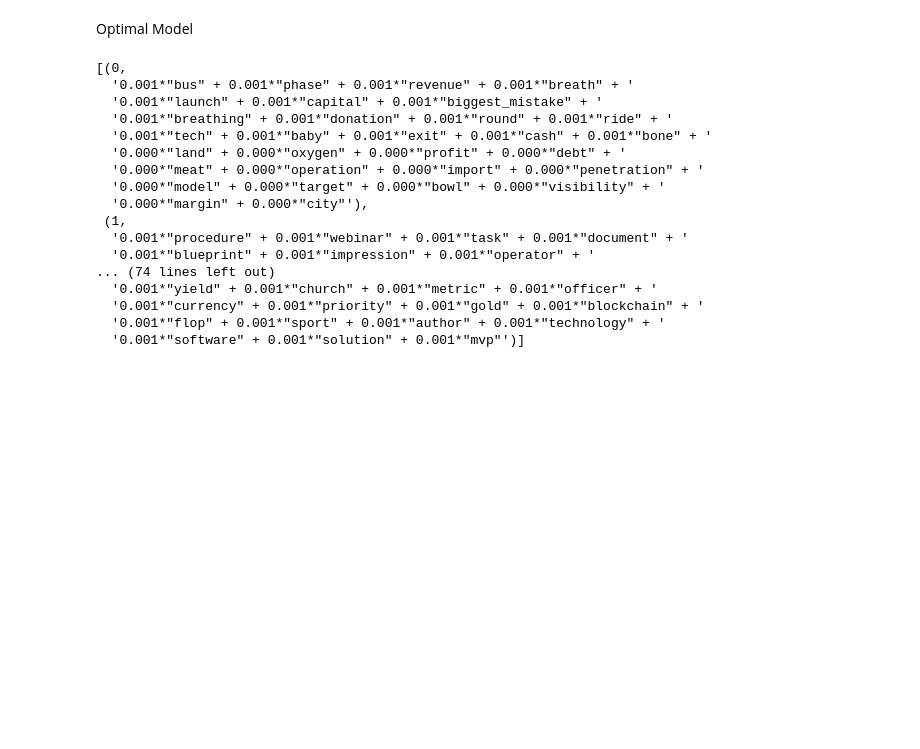
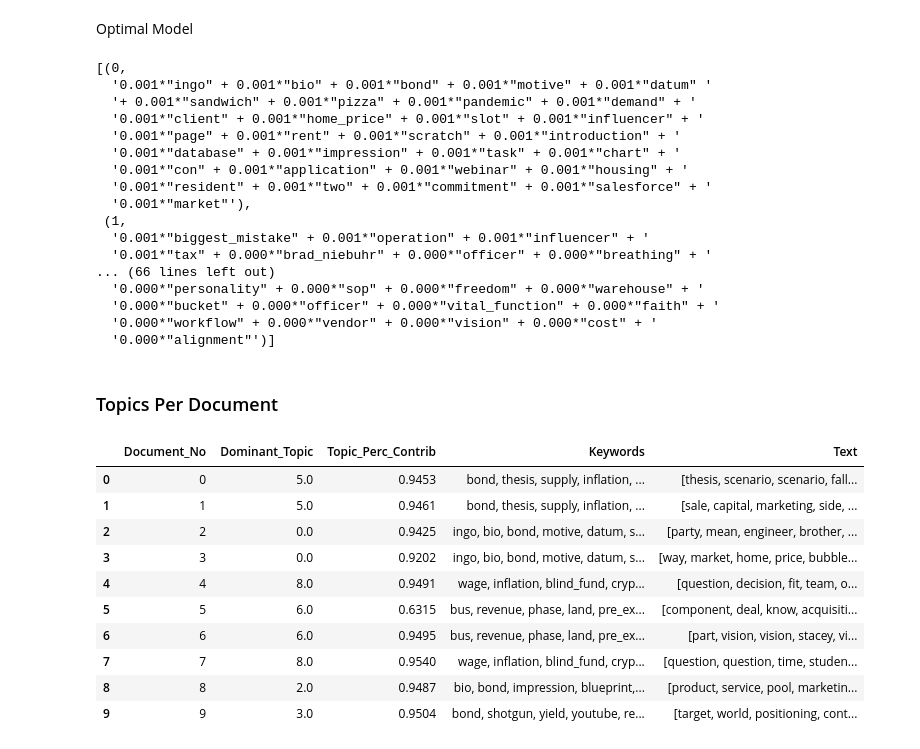
Before and after one commit to connorgilmoreut/capstone, a Jupyter notebook: lda-transcripts-cluster-2.ipynb, the cells around one changed output. Cells and saved outputs as stored; diff of their text form; code cells hidden in the pictures; blank space fills up the shorter version.

Commit message:
update dominant topic code

```diff
--- a/lda-transcripts-cluster-2.ipynb
+++ b/lda-transcripts-cluster-2.ipynb
@@ -225,24 +229,70 @@ Num Topics = 19  has Coherence Value of 0.425
 # %% [markdown]
 Optimal Model
 # %%
-optimal_model = model_list[5]
+optimal_model = model_list[4]
 model_topics = optimal_model.show_topics(formatted=False)
 pprint(optimal_model.print_topics(num_words=30))
 # %% [output]
 [(0,
-  '0.001*"bus" + 0.001*"phase" + 0.001*"revenue" + 0.001*"breath" + '
-  '0.001*"launch" + 0.001*"capital" + 0.001*"biggest_mistake" + '
-  '0.001*"breathing" + 0.001*"donation" + 0.001*"round" + 0.001*"ride" + '
-  '0.001*"tech" + 0.001*"baby" + 0.001*"exit" + 0.001*"cash" + 0.001*"bone" + '
-  '0.000*"land" + 0.000*"oxygen" + 0.000*"profit" + 0.000*"debt" + '
-  '0.000*"meat" + 0.000*"operation" + 0.000*"import" + 0.000*"penetration" + '
-  '0.000*"model" + 0.000*"target" + 0.000*"bowl" + 0.000*"visibility" + '
-  '0.000*"margin" + 0.000*"city"'),
+  '0.001*"ingo" + 0.001*"bio" + 0.001*"bond" + 0.001*"motive" + 0.001*"datum" '
+  '+ 0.001*"sandwich" + 0.001*"pizza" + 0.001*"pandemic" + 0.001*"demand" + '
+  '0.001*"client" + 0.001*"home_price" + 0.001*"slot" + 0.001*"influencer" + '
+  '0.001*"page" + 0.001*"rent" + 0.001*"scratch" + 0.001*"introduction" + '
+  '0.001*"database" + 0.001*"impression" + 0.001*"task" + 0.001*"chart" + '
+  '0.001*"con" + 0.001*"application" + 0.001*"webinar" + 0.001*"housing" + '
+  '0.001*"resident" + 0.001*"two" + 0.001*"commitment" + 0.001*"salesforce" + '
+  '0.001*"market"'),
  (1,
-  '0.001*"procedure" + 0.001*"webinar" + 0.001*"task" + 0.001*"document" + '
-  '0.001*"blueprint" + 0.001*"impression" + 0.001*"operator" + '
-... (74 lines left out)
-  '0.001*"yield" + 0.001*"church" + 0.001*"metric" + 0.001*"officer" + '
-  '0.001*"currency" + 0.001*"priority" + 0.001*"gold" + 0.001*"blockchain" + '
-  '0.001*"flop" + 0.001*"sport" + 0.001*"author" + 0.001*"technology" + '
-  '0.001*"software" + 0.001*"solution" + 0.001*"mvp"')]
+  '0.001*"biggest_mistake" + 0.001*"operation" + 0.001*"influencer" + '
+  '0.001*"tax" + 0.000*"brad_niebuhr" + 0.000*"officer" + 0.000*"breathing" + '
+... (66 lines left out)
+  '0.000*"personality" + 0.000*"sop" + 0.000*"freedom" + 0.000*"warehouse" + '
+  '0.000*"bucket" + 0.000*"officer" + 0.000*"vital_function" + 0.000*"faith" + '
+  '0.000*"workflow" + 0.000*"vendor" + 0.000*"vision" + 0.000*"cost" + '
+  '0.000*"alignment"')]
+# %% [markdown]
+### Topics Per Document
+# %%
+def format_topics_sentences(ldamodel=optimal_model, corpus=trans_TFIDF, texts=data_lemmatized):
+    # Init output
+    sent_topics_df = pd.DataFrame()
+
+    # Get main topic in each document
+    for i, row in enumerate(ldamodel[corpus]):
+        row = sorted(row, key=lambda x: (x[1]), reverse=True)
+        # Get the Dominant topic, Perc Contribution and Keywords for each document
+        for j, (topic_num, prop_topic) in enumerate(row):
+            if j == 0:  # => dominant topic
+                wp = ldamodel.show_topic(topic_num)
+                topic_keywords = ", ".join([word for word, prop in wp])
+                sent_topics_df = sent_topics_df.append(pd.Series([int(topic_num), round(prop_topic,4), topic_keywords]), ignore_index=True)
+            else:
+                break
+    sent_topics_df.columns = ['Dominant_Topic', 'Perc_Contribution', 'Topic_Keywords']
+
+    # Add original text to the end of the output
+    contents = pd.Series(texts)
+    sent_topics_df = pd.concat([sent_topics_df, contents], axis=1)
+    return(sent_topics_df)
+
+
+df_topic_sents_keywords = format_topics_sentences(ldamodel=optimal_model, corpus=trans_TFIDF, texts=data_lemmatized)
+
+# Format
+df_dominant_topic = df_topic_sents_keywords.reset_index()
+df_dominant_topic.columns = ['Document_No', 'Dominant_Topic', 'Topic_Perc_Contrib', 'Keywords', 'Text']
+
+# Show
+df_dominant_topic.head(10)
+# %% [output]
+|  | Document_No | Dominant_Topic | Topic_Perc_Contrib | Keywords | Text |
+| 0 | 0 | 5.0 | 0.9453 | bond, thesis, supply, inflation, ... | [thesis, scenario, scenario, fall... |
+| 1 | 1 | 5.0 | 0.9461 | bond, thesis, supply, inflation, ... | [sale, capital, marketing, side, ... |
+| 2 | 2 | 0.0 | 0.9425 | ingo, bio, bond, motive, datum, s... | [party, mean, engineer, brother, ... |
+| 3 | 3 | 0.0 | 0.9202 | ingo, bio, bond, motive, datum, s... | [way, market, home, price, bubble... |
+| 4 | 4 | 8.0 | 0.9491 | wage, inflation, blind_fund, cryp... | [question, decision, fit, team, o... |
+| 5 | 5 | 6.0 | 0.6315 | bus, revenue, phase, land, pre_ex... | [component, deal, know, acquisiti... |
+| 6 | 6 | 6.0 | 0.9495 | bus, revenue, phase, land, pre_ex... | [part, vision, vision, stacey, vi... |
+| 7 | 7 | 8.0 | 0.9540 | wage, inflation, blind_fund, cryp... | [question, question, time, studen... |
+| 8 | 8 | 2.0 | 0.9487 | bio, bond, impression, blueprint,... | [product, service, pool, marketin... |
+| 9 | 9 | 3.0 | 0.9504 | bond, shotgun, yield, youtube, re... | [target, world, positioning, cont... |
```
Also changed, not shown: parts of 4 cells of this notebook.
